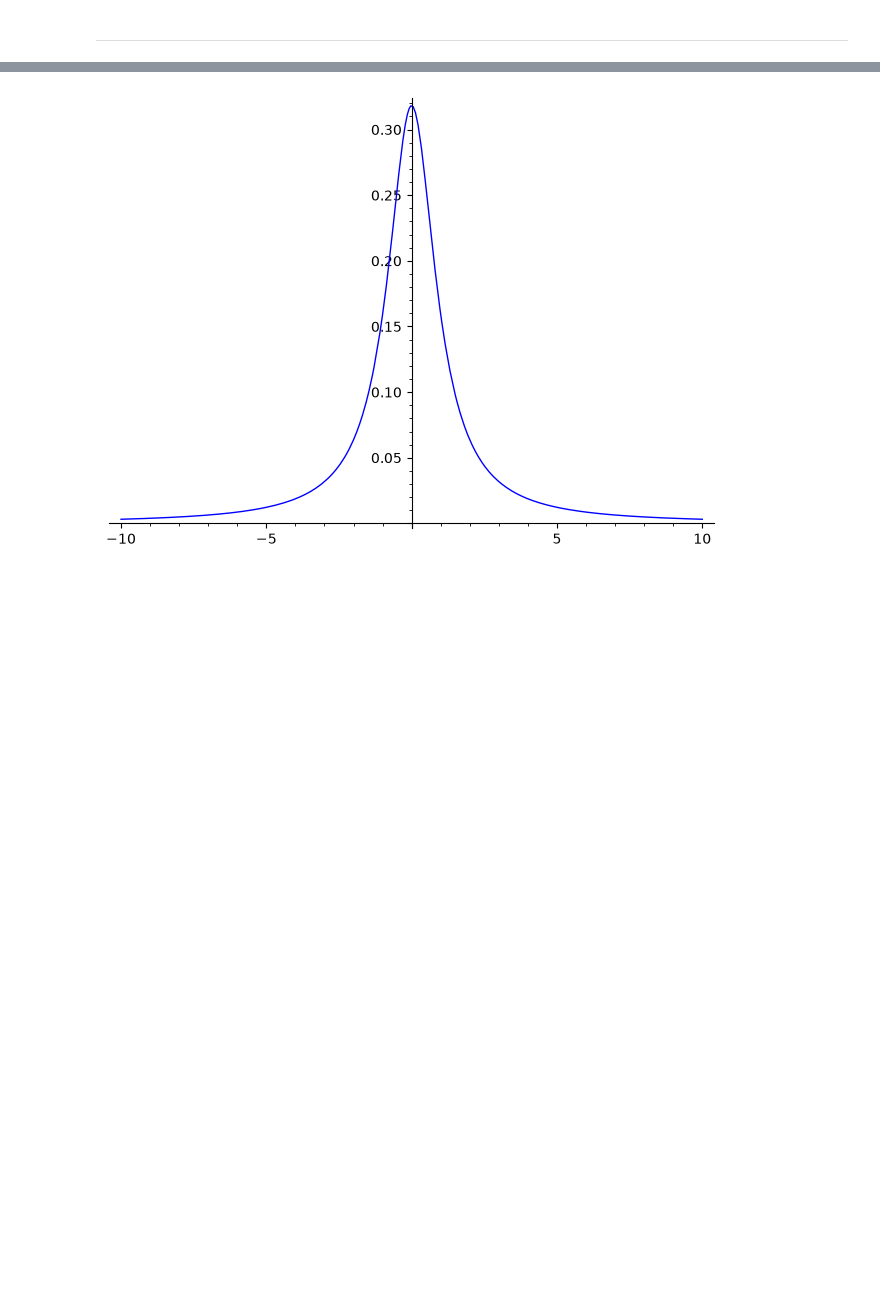
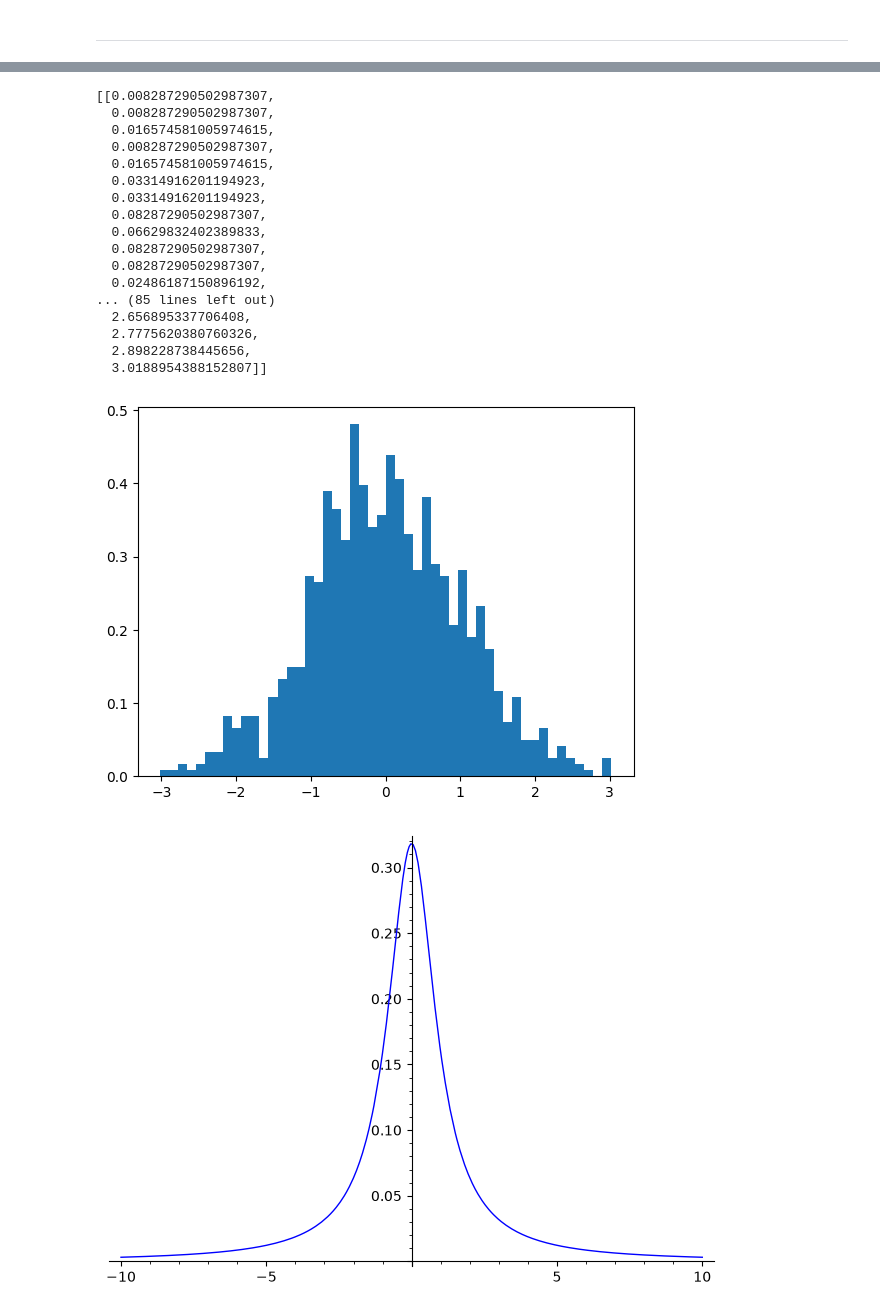
Before and after one commit to anadditivity/lwe-which-error, a Jupyter notebook: 00-first-sage-toy.ipynb, the cells around one changed output, grey strips where cells are left out. Drawn from its saved outputs; the diff is of its cells as text; code cells hidden in the pictures; blank space fills up the shorter version.

```diff
--- a/00-first-sage-toy.ipynb
+++ b/00-first-sage-toy.ipynb
@@ -84,3 +105,24 @@ RealDistribution('gaussian', 1).plot([-10,10])
+# %%
+RealDistribution('gaussian', 1).generate_histogram_data()
+# %% [output]
+[[0.008287290502987307,
+  0.008287290502987307,
+  0.016574581005974615,
+  0.008287290502987307,
+  0.016574581005974615,
+  0.03314916201194923,
+  0.03314916201194923,
+  0.08287290502987307,
+  0.06629832402389833,
+  0.08287290502987307,
+  0.08287290502987307,
+  0.02486187150896192,
+... (85 lines left out)
+  2.656895337706408,
+  2.7775620380760326,
+  2.898228738445656,
+  3.0188954388152807]]
+[figure, added]
 # %%
 sigma=1
 RealDistribution('t', sigma).plot([-10,10])
```
Also changed, not shown: parts of 3 cells of this notebook, 2 other files.
